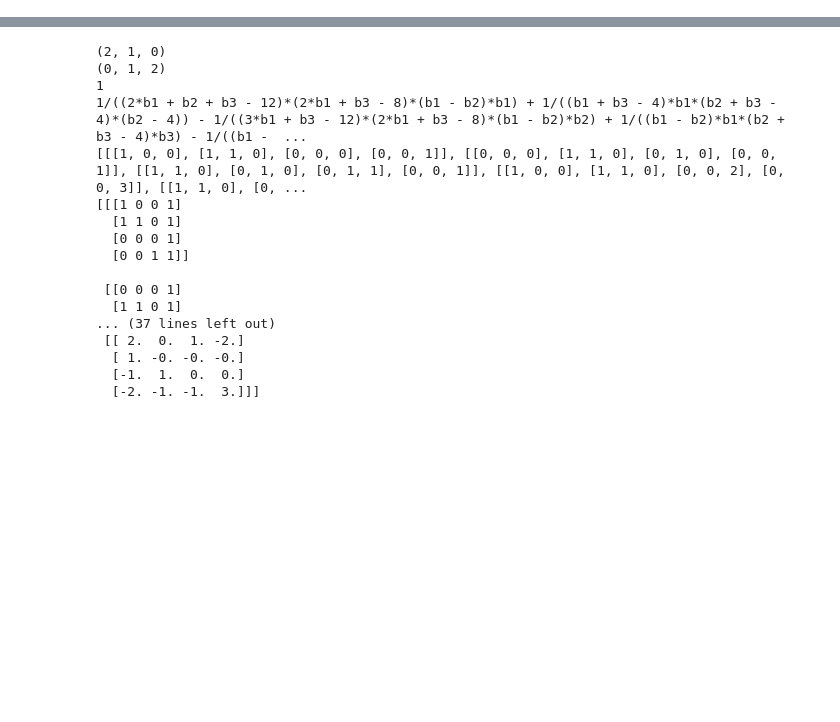
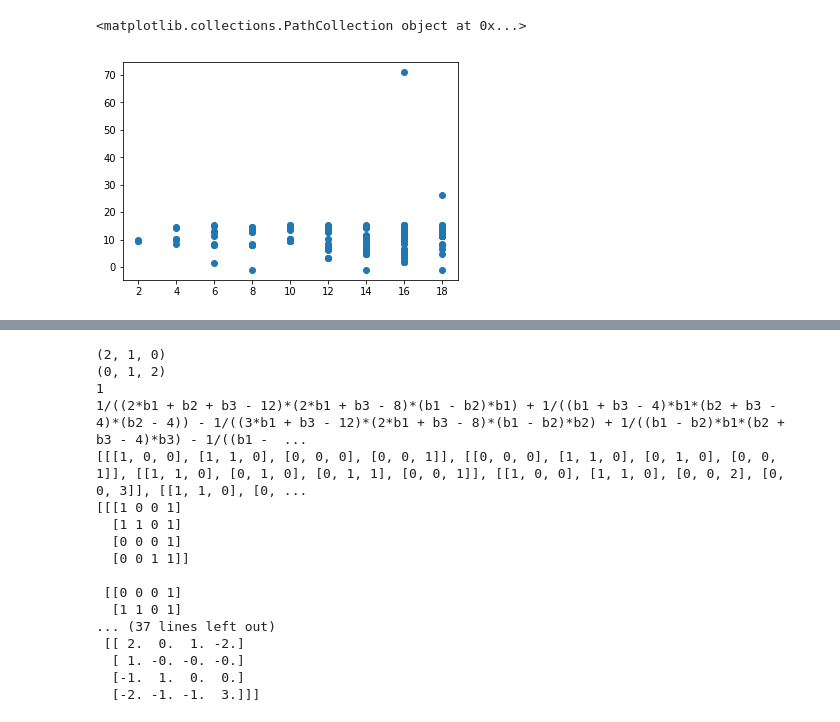
Before and after one commit to caoandong/Calabi_Yau, a Jupyter notebook: src/notebook/Triangulation.ipynb, the cells around one changed output, grey strips where cells are left out. Cells and saved outputs as stored; diff of their text form; code cells hidden in the pictures; blank space fills up the shorter version.

```diff
--- a/src/notebook/Triangulation.ipynb
+++ b/src/notebook/Triangulation.ipynb
@@ -515,0 +859,11 @@ Done.
+# %%
+euler_plot = []
+vol_list = []
+for key, value in vol_dict.iteritems():
+    euler_plot.append(value[0])
+    vol_list.append(value[1])
+
+plt.scatter(euler, np.reciprocal(vol_list))
+# %% [output]
+<matplotlib.collections.PathCollection object at 0x...>
+[figure, added]
```
Also changed, not shown: parts of 57 cells of this notebook, 9 other files.
